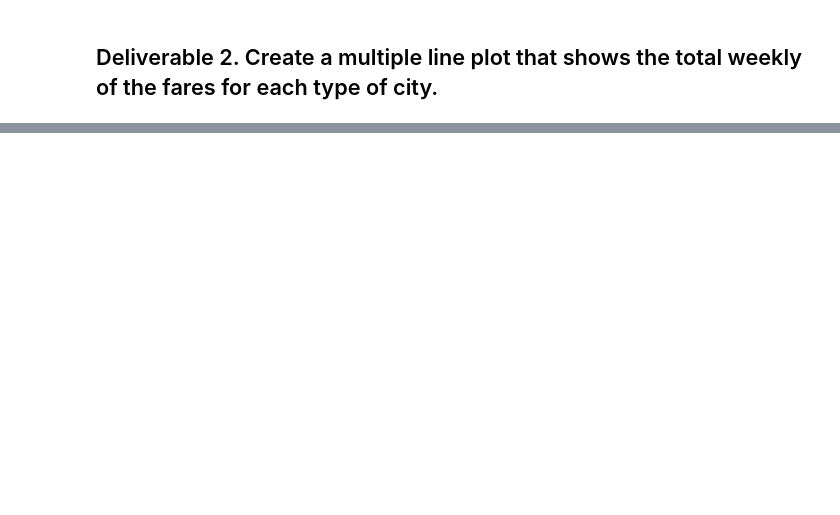
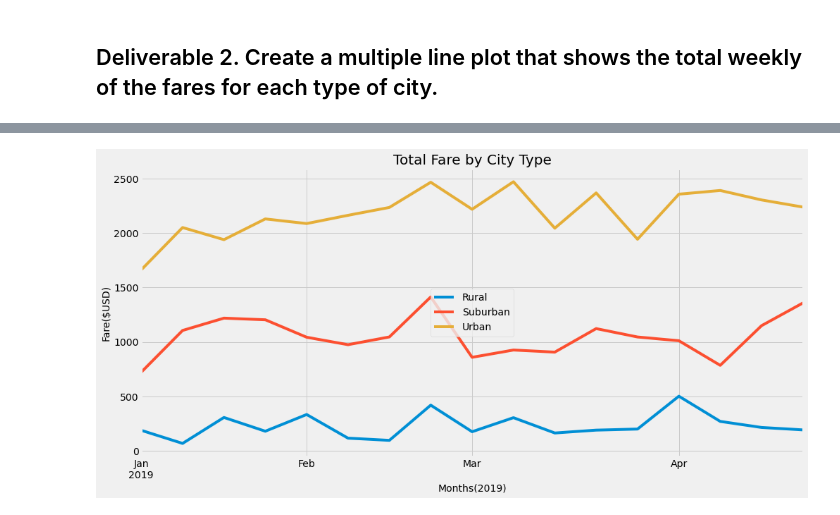
Before and after one commit to DannyHoKim/PyBer_Analysis, a Jupyter notebook: PyBer_Challenge.ipynb, the cells around one changed output, grey strips where cells are left out. Saved outputs shown, nothing was run; the diff lists cells and outputs as text; code cells hidden in the pictures; blank space fills up the shorter version.

```diff
--- a/PyBer_Challenge.ipynb
+++ b/PyBer_Challenge.ipynb
@@ -174,3 +215,5 @@ urban_cities_df.head(20)
 # %%
 # 4. Create a pivot table with the 'date' as the index, the columns ='type', and values='fare'
 # to get the total fares for each type of city by the date.
+type_date_df_pivot = type_date_df.pivot(index="date", columns="type", values="fare")
+type_date_df_pivot.head()
@@ -177,2 +228,4 @@ urban_cities_df.head(20)
 # %%
 # 5. Create a new DataFrame from the pivot table DataFrame using loc on the given dates, '2019-01-01':'2019-04-29'.
+specific_dates_df = type_date_df_pivot.loc['2019-01-01':'2019-04-29']
+specific_dates_df
@@ -179,3 +247,6 @@ urban_cities_df.head(20)
 # %%
 # 6. Set the "date" index to datetime datatype. This is necessary to use the resample() method in Step 8.
 # df.index = pd.to_datetime(df.index)
+
+specific_dates_df.index = pd.to_datetime(specific_dates_df.index)
+specific_dates_df
@@ -184,2 +282,4 @@ urban_cities_df.head(20)
 # %%
 # 8. Create a new DataFrame using the "resample()" function by week 'W' and get the sum of the fares for each week.
+fares_by_week_df = specific_dates_df.resample("W").sum()
+fares_by_week_df
@@ -186,7 +306,17 @@ urban_cities_df.head(20)
 # %%
 # 8. Using the object-oriented interface method, plot the resample DataFrame using the df.plot() function.
 
 # Import the style from Matplotlib.
 from matplotlib import style
+ax = fares_by_week_df.plot(figsize=(15,7))
+ax.set_title('Total Fare by City Type',fontsize=20)
+ax.set_ylabel('Fare($USD)',fontsize=14)
+ax.set_xlabel("Months(2019)",fontsize=14)
+plt.legend(loc='center')
+
 # Use the graph style fivethirtyeight.
 style.use('fivethirtyeight')
+plt.savefig("analysis/PyBer_fare_summary.png")
+plt.show()
+# %% [output]
+[figure, added]
```
Also changed, not shown: parts of 16 cells of this notebook, 1 other file.
